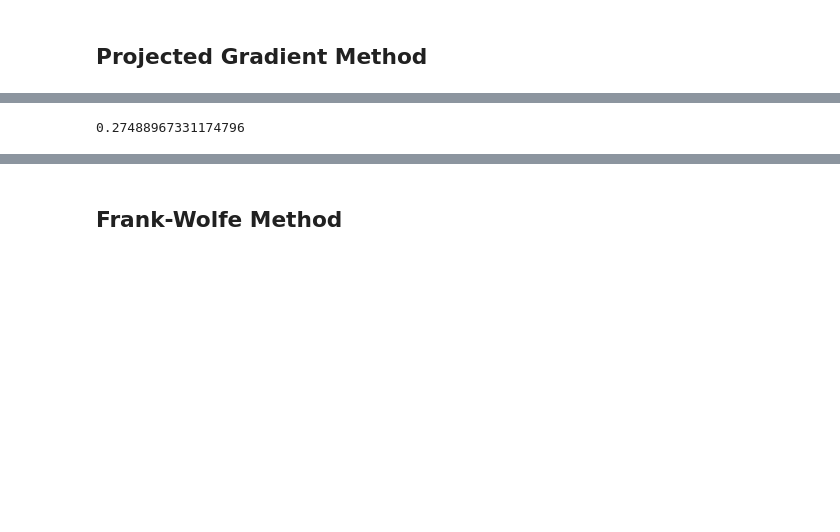
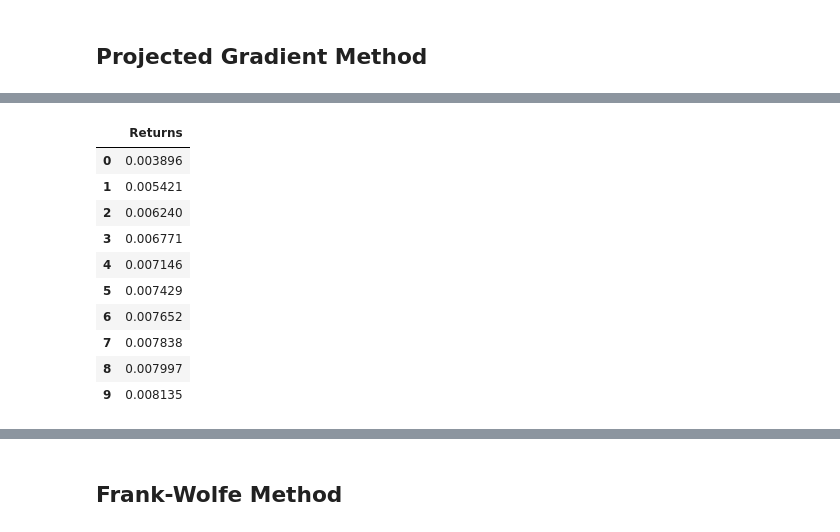
Before and after one commit to RobEngin/Methods-for-Portfolio-Optimization, a Jupyter notebook: opt-project.ipynb, the cells around one changed output, grey strips where cells are left out. Drawn from its saved outputs; the diff is of its cells as text; code cells hidden in the pictures; blank space fills up the shorter version.

```diff
--- a/opt-project.ipynb
+++ b/opt-project.ipynb
@@ -456,13 +435,22 @@ Wall time: 4.31 ms
 # %%
 data = {
     'Returns': returns_iteration_pgd,
 }
 
 df = pd.DataFrame(data)
-
-np.dot(weights.T, np.dot(cov, weights))*100
+df
 # %% [output]
-0.27488967331174796
+|  | Returns |
+| 0 | 0.003896 |
+| 1 | 0.005421 |
+| 2 | 0.006240 |
+| 3 | 0.006771 |
+| 4 | 0.007146 |
+| 5 | 0.007429 |
+| 6 | 0.007652 |
+| 7 | 0.007838 |
+| 8 | 0.007997 |
+| 9 | 0.008135 |
 # %%
 # Plotting the metrics
 plt.figure(figsize=(20, 5))
```
Also changed, not shown: parts of 18 cells of this notebook.
